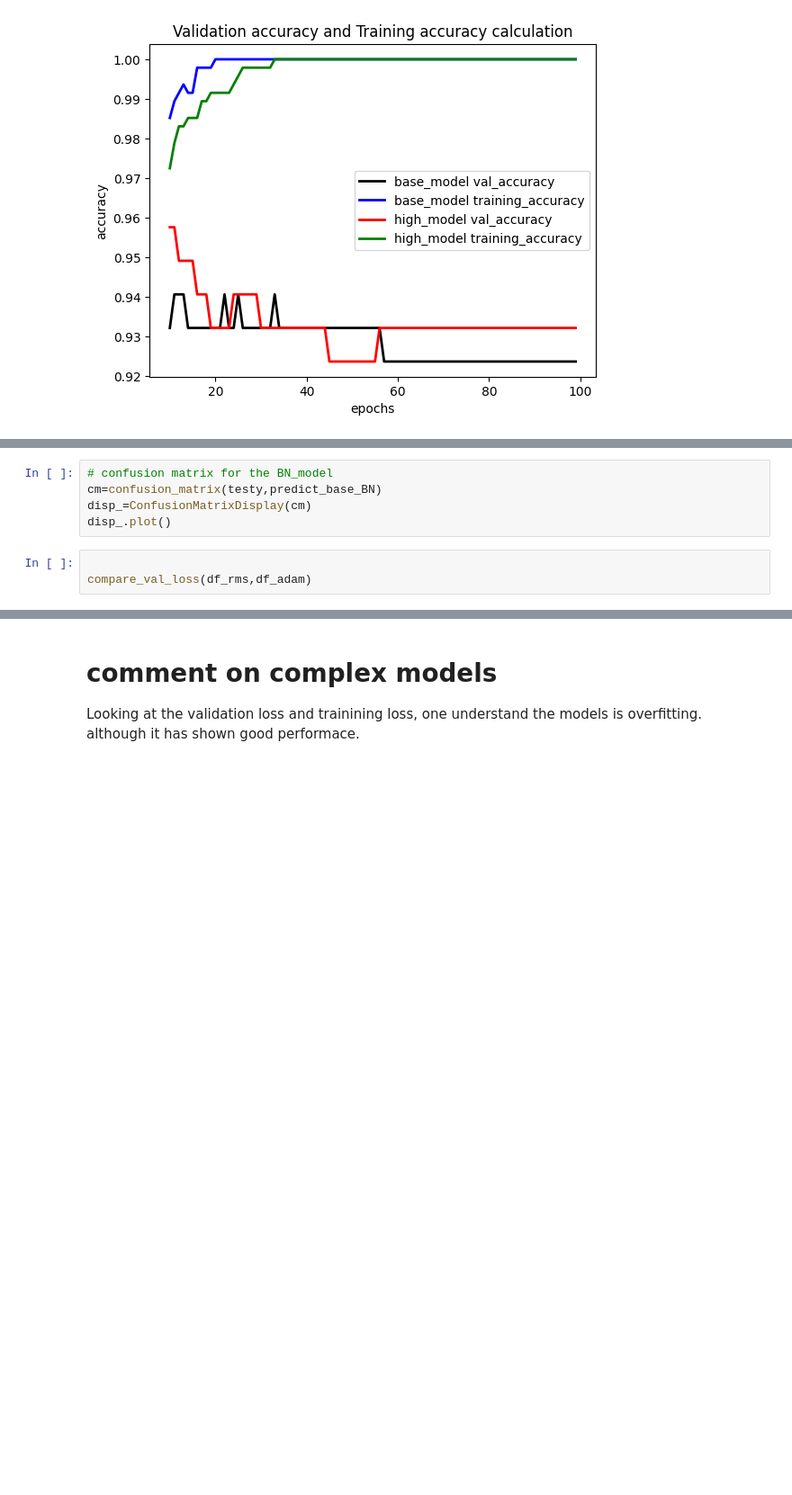
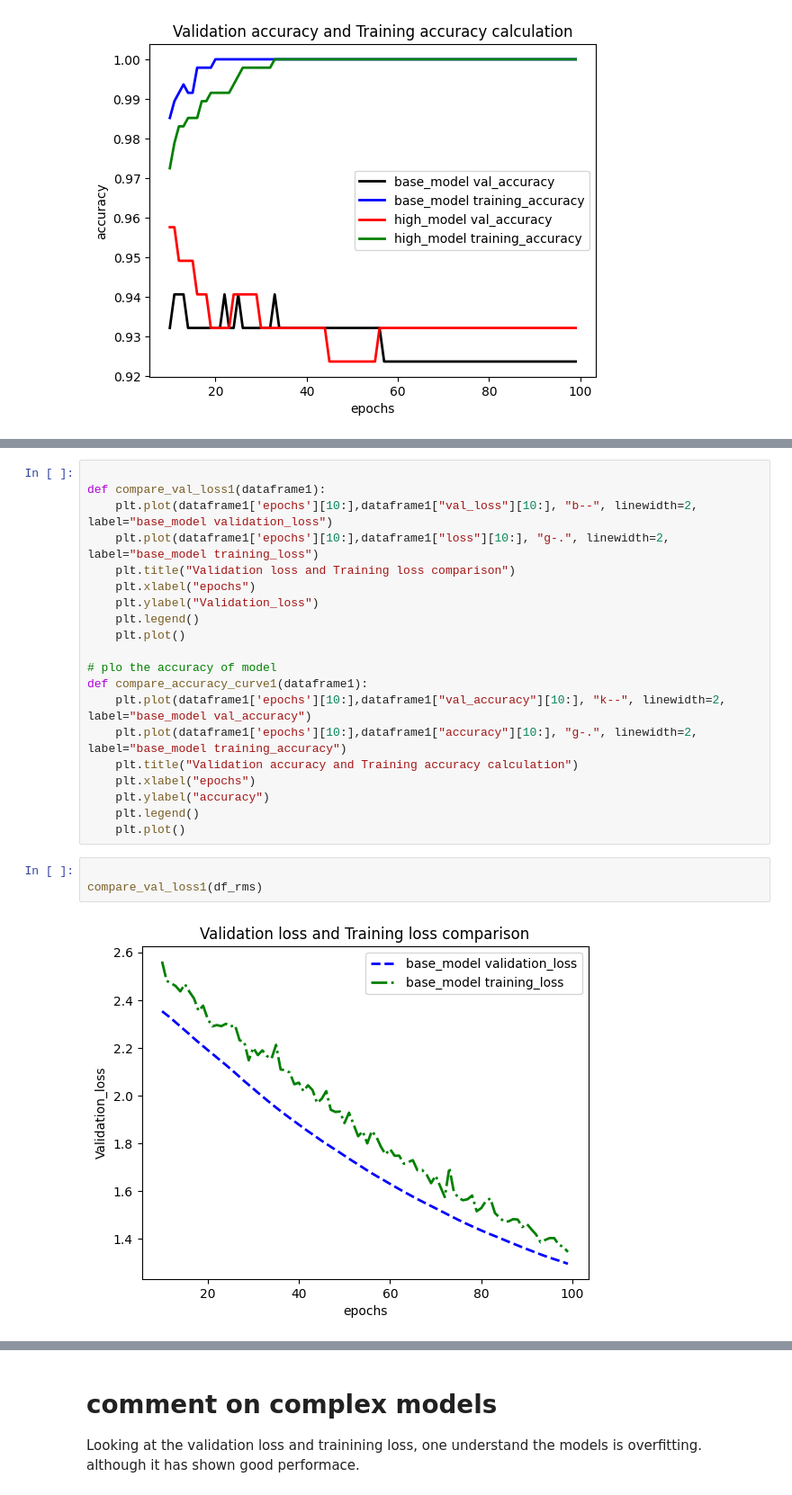
Before and after one commit to GVanave/Predictive-Analysis-of-Sensor-Data, a Jupyter notebook: Approach_Third.ipynb, the cells around one changed output, grey strips where cells are left out. Shown at 90% size. Drawn from its saved outputs; the diff is of its cells as text; blank space fills up the shorter version.

Commit message:
Added Graphs

```diff
--- a/Approach_Third.ipynb
+++ b/Approach_Third.ipynb
@@ -546,10 +527,27 @@ disp.plot()
-# %%
-# confusion matrix for the BN_model
-cm=confusion_matrix(testy,predict_base_BN)
-disp_=ConfusionMatrixDisplay(cm)
-disp_.plot()
+# %%
+
+def compare_val_loss1(dataframe1):
+    plt.plot(dataframe1['epochs'][10:],dataframe1["val_loss"][10:], "b--", linewidth=2, label="base_model validation_loss")
+    plt.plot(dataframe1['epochs'][10:],dataframe1["loss"][10:], "g-.", linewidth=2, label="base_model training_loss")
+    plt.title("Validation loss and Training loss comparison")
+    plt.xlabel("epochs")
+    plt.ylabel("Validation_loss")
+    plt.legend()
+    plt.plot()
+
+# plo the accuracy of model
+def compare_accuracy_curve1(dataframe1):
+    plt.plot(dataframe1['epochs'][10:],dataframe1["val_accuracy"][10:], "k--", linewidth=2, label="base_model val_accuracy")
+    plt.plot(dataframe1['epochs'][10:],dataframe1["accuracy"][10:], "g-.", linewidth=2, label="base_model training_accuracy")
+    plt.title("Validation accuracy and Training accuracy calculation")
+    plt.xlabel("epochs")
+    plt.ylabel("accuracy")
+    plt.legend()
+    plt.plot()
 # %%
 
-compare_val_loss(df_rms,df_adam)
+compare_val_loss1(df_rms)
+# %% [output]
+[figure, added]
 # %%
 
```
Also changed, not shown: parts of 21 cells of this notebook.
